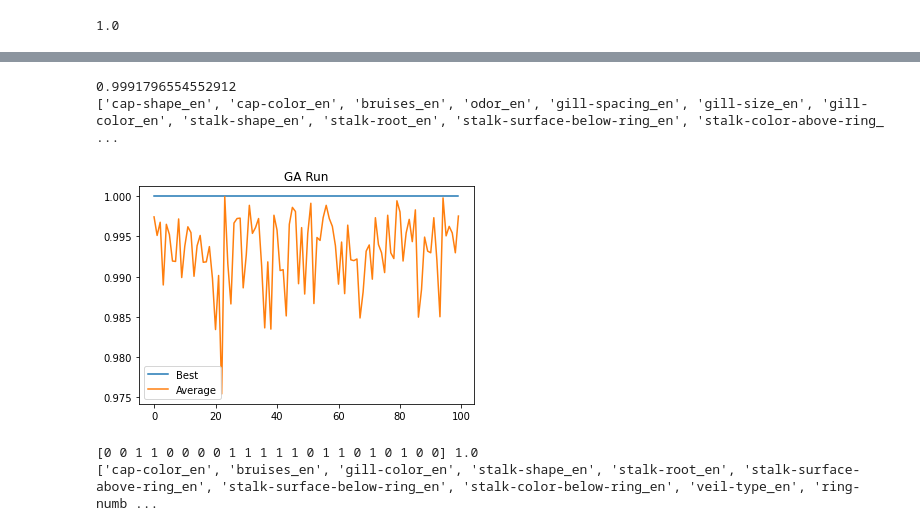
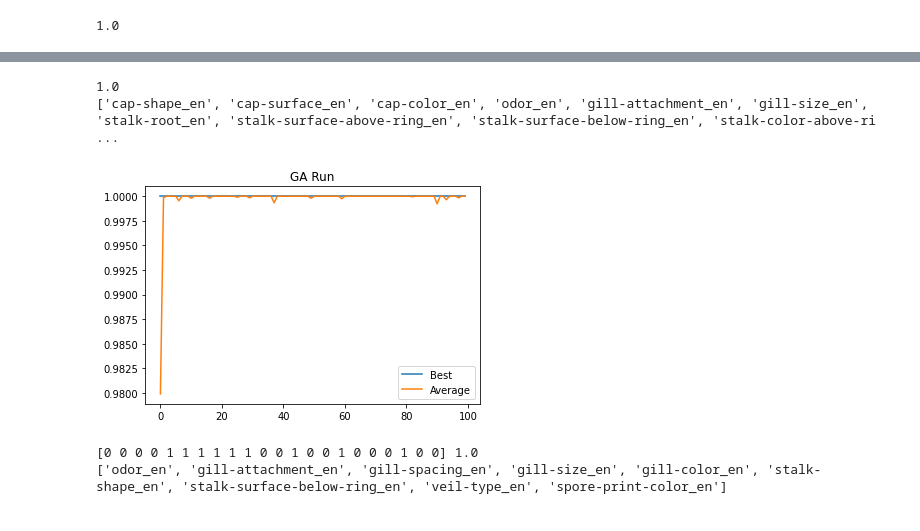
Before and after one commit to alexcega/Feature-Selection, a Jupyter notebook: Mushrooms Evolution Algo.ipynb, the cells around one changed output, grey strips where cells are left out. Cells and saved outputs as stored; diff of their text form; code cells hidden in the pictures.

```diff
--- a/Mushrooms Evolution Algo.ipynb
+++ b/Mushrooms Evolution Algo.ipynb
@@ -114,6 +118,9 @@ features = []
 for col in df.columns:
     features.append(col)
 y_var = features.pop(0)
+# %%
+global myCounter
+myCounter = [0 for g in range(len(features))]
 # %%
 x = df[features]
 # %%
@@ -216,25 +240,25 @@ print(p1)
 # %%
 
-def get_data(vectorSize, columns, calsificationVariable):
-    myVector = createIndividual(vectorSize)
+def get_data(myVector, columns, calsificationVariable):
     global myFeatures
     myFeatures = [columns[i] for i in range(len(myVector)) if myVector[i] == 1]
+    # Count features
+    global myCounter
+    myCounter = np.add(myVector,myCounter)
     # Testing
     newx = df[myFeatures]
     newy= df[calsificationVariable]
     return get_model(newx,newy)
-a = get_data(len(features), features, y_var)
+a = get_data(createIndividual(len(features)), features, y_var)
 print(a)
 print(myFeatures)
 # %% [output]
-0.9991796554552912
-['cap-shape_en', 'cap-color_en', 'bruises_en', 'odor_en', 'gill-spacing_en', 'gill-size_en', 'gill-color_en', 'stalk-shape_en', 'stalk-root_en', 'stalk-surface-below-ring_en', 'stalk-color-above-ring_ ...
+1.0
+['cap-shape_en', 'cap-surface_en', 'cap-color_en', 'odor_en', 'gill-attachment_en', 'gill-size_en', 'stalk-root_en', 'stalk-surface-above-ring_en', 'stalk-surface-below-ring_en', 'stalk-color-above-ri ...
 # %%
 # Evaluation function
-global features
-global df, y_var
 def evaluate(individual):
-  return get_data(len(features), features, y_var)
+  return get_data(individual, features, y_var)
 # %%
 # Tournament selection
 def select(population, evaluation, tSize):
@@ -246,7 +270,7 @@ def select(population, evaluation, tSize):
   return population[winner]
 # %%
 # Genetic algorithm
-def geneticAlgorithm(n, pSize, gens, cRate, mRate):
+def geneticAlgorithm(n, pSize, gens, cRate, mRate, showGraph):
   # Creates the initial population
   population = [None] * pSize
   evaluation = [None] * pSize
@@ -286,24 +310,23 @@ def geneticAlgorithm(n, pSize, gens, cRate, mRate):
         bestIndividual = population[j]
       best[i] = bestEvaluation
       avg[i] = np.average(evaluation)
-  matplotlib.pyplot.plot(range(gens), best, label = "Best")
-  matplotlib.pyplot.plot(range(gens), avg, label = "Average")
-  matplotlib.pyplot.legend()
-  matplotlib.pyplot.title("GA Run")
-  matplotlib.pyplot.show()
+  if showGraph:
+    matplotlib.pyplot.plot(range(gens), best, label = "Best")
+    matplotlib.pyplot.plot(range(gens), avg, label = "Average")
+    matplotlib.pyplot.legend()
+    matplotlib.pyplot.title("GA Run")
+    matplotlib.pyplot.show()
   # Returns the best individual found so far
   return bestIndividual, bestEvaluation
 # %%
-global features
-global df, y_var
-bestIndividual, bestEvaluation = geneticAlgorithm(len(features), 8, 100, 1, 0.01)
+bestIndividual, bestEvaluation = geneticAlgorithm(len(features), 8, 100, 1, 0.01, True)
 bestFeatures = [features[i] for i in range(len(bestIndividual)) if bestIndividual[i] == 1]
 # %% [output]
-[figure, old version]
+[figure, new version]
 # %%
 print(bestIndividual, bestEvaluation)
 print(bestFeatures)
 # print(features)
 # %% [output]
-[0 0 1 1 0 0 0 0 1 1 1 1 1 0 1 1 0 1 0 1 0 0] 1.0
-['cap-color_en', 'bruises_en', 'gill-color_en', 'stalk-shape_en', 'stalk-root_en', 'stalk-surface-above-ring_en', 'stalk-surface-below-ring_en', 'stalk-color-below-ring_en', 'veil-type_en', 'ring-numb ...
+[0 0 0 0 1 1 1 1 1 1 0 0 1 0 0 1 0 0 0 1 0 0] 1.0
+['odor_en', 'gill-attachment_en', 'gill-spacing_en', 'gill-size_en', 'gill-color_en', 'stalk-shape_en', 'stalk-surface-below-ring_en', 'veil-type_en', 'spore-print-color_en']
```
Also changed, not shown: parts of 19 cells of this notebook, 2 other files.
